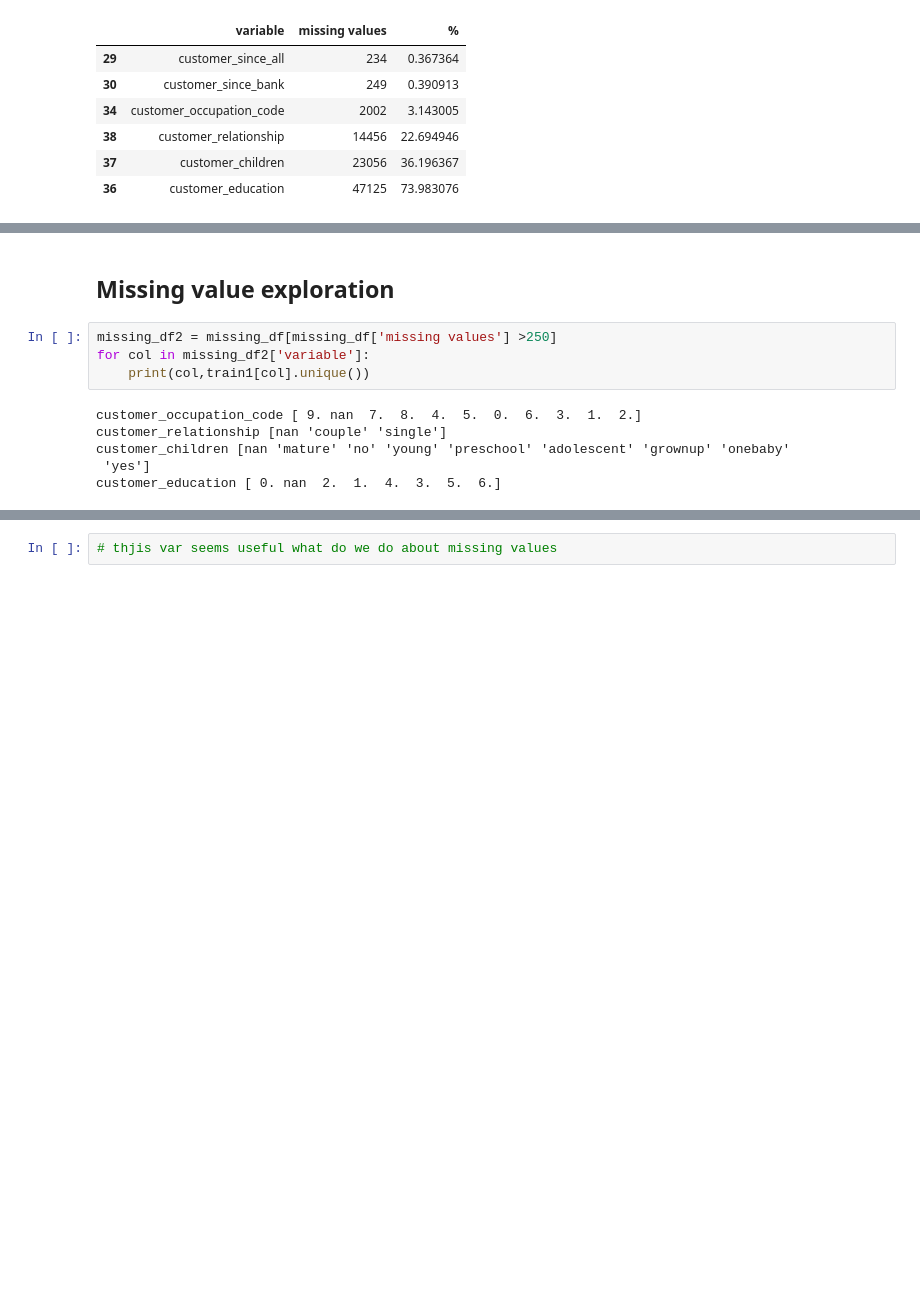
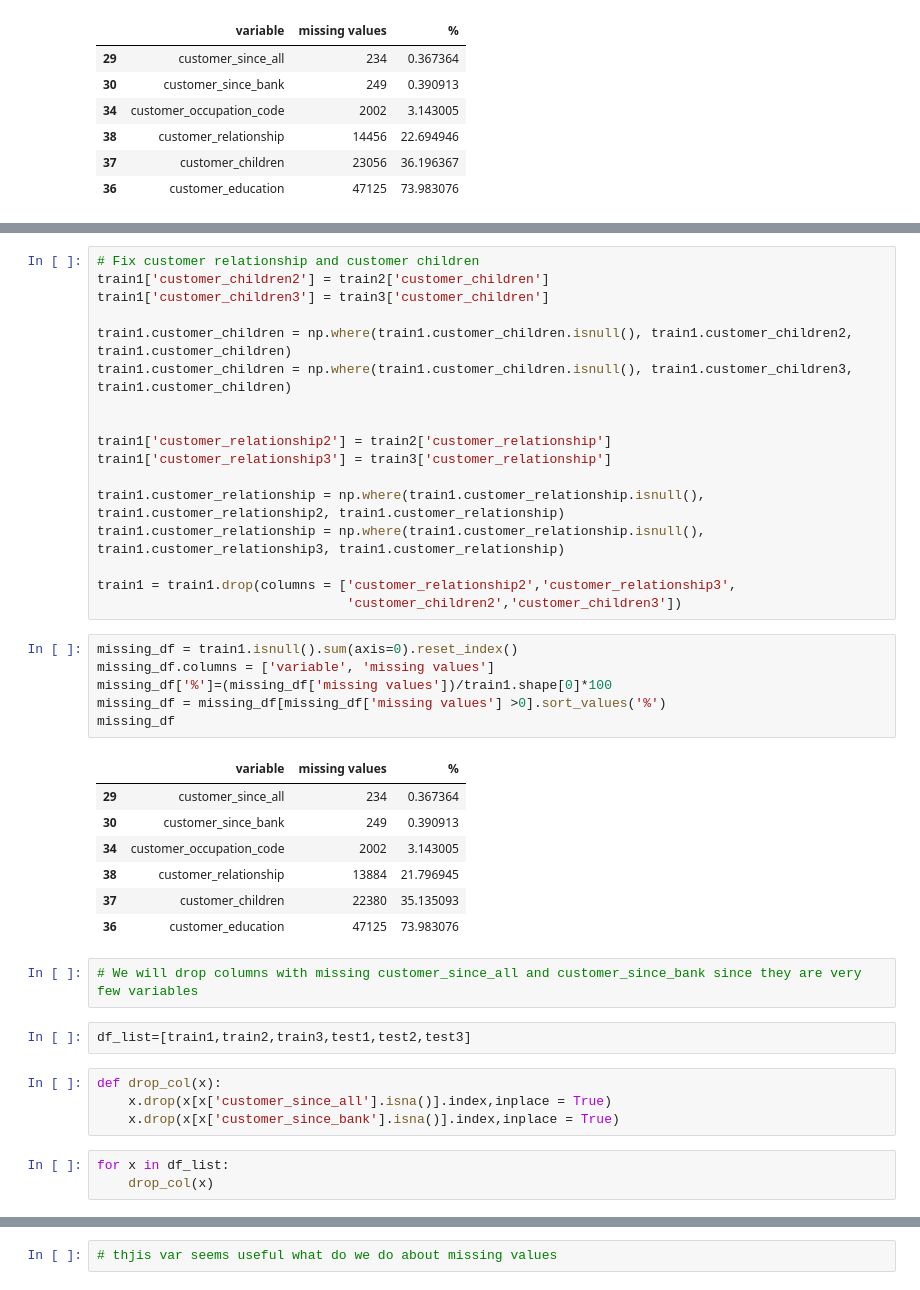
Before and after one commit to AliSafieddine/Churn-Prediction, a Jupyter notebook: Approach_wo_lastcolumns.ipynb, the cells around one changed output, grey strips where cells are left out. Saved outputs shown, nothing was run; the diff lists cells and outputs as text; blank space fills up the shorter version.

```diff
--- a/Approach_wo_lastcolumns.ipynb
+++ b/Approach_wo_lastcolumns.ipynb
@@ -154,12 +172,42 @@ print(train2.loc[train1['customer_relationship'].isna(),'customer_relationship']
-# %% [markdown]
-## Missing value exploration
-# %%
-missing_df2 = missing_df[missing_df['missing values'] >250]
-for col in missing_df2['variable']:
-    print(col,train1[col].unique())
-# %% [output]
-customer_occupation_code [ 9. nan  7.  8.  4.  5.  0.  6.  3.  1.  2.]
-customer_relationship [nan 'couple' 'single']
-customer_children [nan 'mature' 'no' 'young' 'preschool' 'adolescent' 'grownup' 'onebaby'
- 'yes']
-customer_education [ 0. nan  2.  1.  4.  3.  5.  6.]
+# %%
+# Fix customer relationship and customer children
+train1['customer_children2'] = train2['customer_children']
+train1['customer_children3'] = train3['customer_children']
+
+train1.customer_children = np.where(train1.customer_children.isnull(), train1.customer_children2, train1.customer_children)
+train1.customer_children = np.where(train1.customer_children.isnull(), train1.customer_children3, train1.customer_children)
+
+
+train1['customer_relationship2'] = train2['customer_relationship']
+train1['customer_relationship3'] = train3['customer_relationship']
+
+train1.customer_relationship = np.where(train1.customer_relationship.isnull(), train1.customer_relationship2, train1.customer_relationship)
+train1.customer_relationship = np.where(train1.customer_relationship.isnull(), train1.customer_relationship3, train1.customer_relationship)
+
+train1 = train1.drop(columns = ['customer_relationship2','customer_relationship3',
+                                'customer_children2','customer_children3'])
+# %%
+missing_df = train1.isnull().sum(axis=0).reset_index()
+missing_df.columns = ['variable', 'missing values']
+missing_df['%']=(missing_df['missing values'])/train1.shape[0]*100
+missing_df = missing_df[missing_df['missing values'] >0].sort_values('%')
+missing_df
+# %% [output]
+|  | variable | missing values | % |
+| 29 | customer_since_all | 234 | 0.367364 |
+| 30 | customer_since_bank | 249 | 0.390913 |
+| 34 | customer_occupation_code | 2002 | 3.143005 |
+| 38 | customer_relationship | 13884 | 21.796945 |
+| 37 | customer_children | 22380 | 35.135093 |
+| 36 | customer_education | 47125 | 73.983076 |
+# %%
+# We will drop columns with missing customer_since_all and customer_since_bank since they are very few variables
+# %%
+df_list=[train1,train2,train3,test1,test2,test3]
+# %%
+def drop_col(x):
+    x.drop(x[x['customer_since_all'].isna()].index,inplace = True)
+    x.drop(x[x['customer_since_bank'].isna()].index,inplace = True)
+# %%
+for x in df_list:
+    drop_col(x)
```
Also changed, not shown: parts of 65 cells of this notebook, 1 other file.
